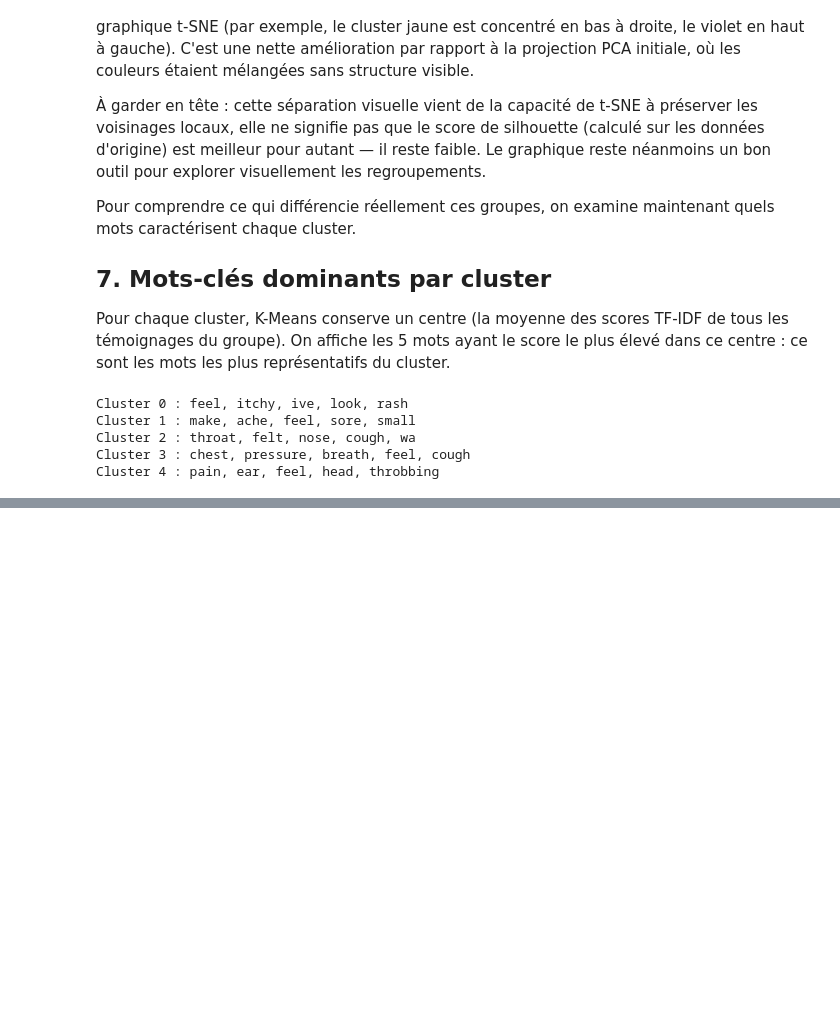
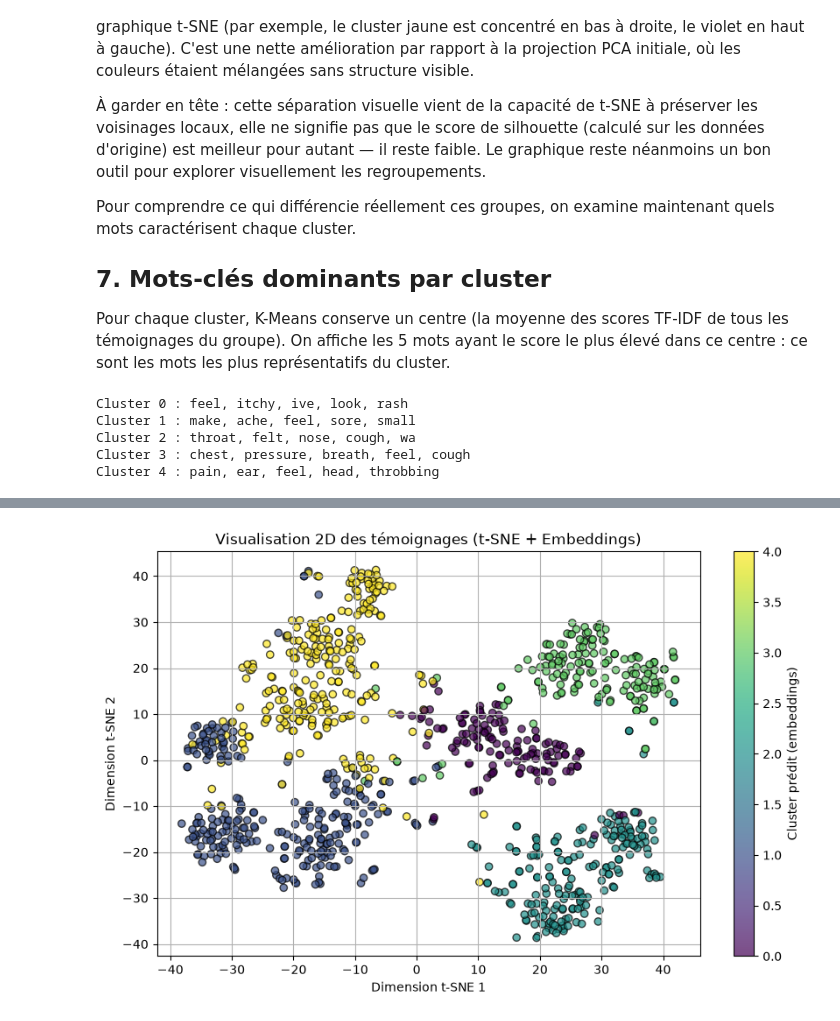
Before and after one commit to LouiSvon/cvrie, a Jupyter notebook: notebooks/unsupervised_learning.ipynb, the cells around one changed output, grey strips where cells are left out. Drawn from its saved outputs; the diff is of its cells as text; code cells hidden in the pictures; blank space fills up the shorter version.

```diff
--- a/notebooks/unsupervised_learning.ipynb
+++ b/notebooks/unsupervised_learning.ipynb
@@ -272,0 +319,15 @@ Malgré un score de silhouette toujours faible, les mots-clés par cluster reste
+# %%
+# Visualisation t-SNE des embeddings, coloriée par cluster
+tsne_emb = TSNE(n_components=2, random_state=42, perplexity=30)
+X_2d_emb = tsne_emb.fit_transform(X_embeddings)
+
+plt.figure(figsize=(10, 6))
+plt.scatter(X_2d_emb[:, 0], X_2d_emb[:, 1], c=data['cluster_embeddings'], cmap='viridis', alpha=0.7, edgecolors='k')
+plt.colorbar(label='Cluster prédit (embeddings)')
+plt.title("Visualisation 2D des témoignages (t-SNE + Embeddings)")
+plt.xlabel("Dimension t-SNE 1")
+plt.ylabel("Dimension t-SNE 2")
+plt.grid(True)
+plt.show()
+# %% [output]
+[figure, added]
```
Also changed, not shown: parts of 7 cells of this notebook, 1 other file.
